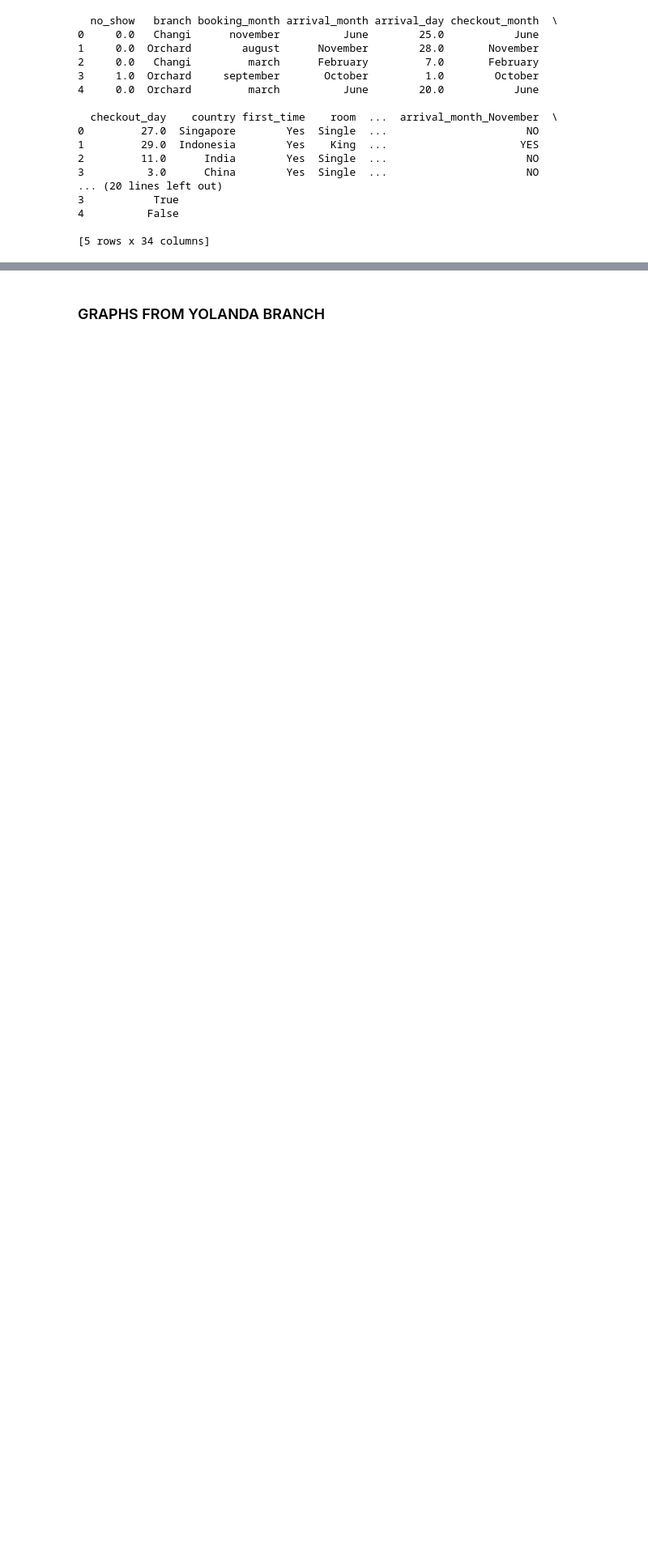
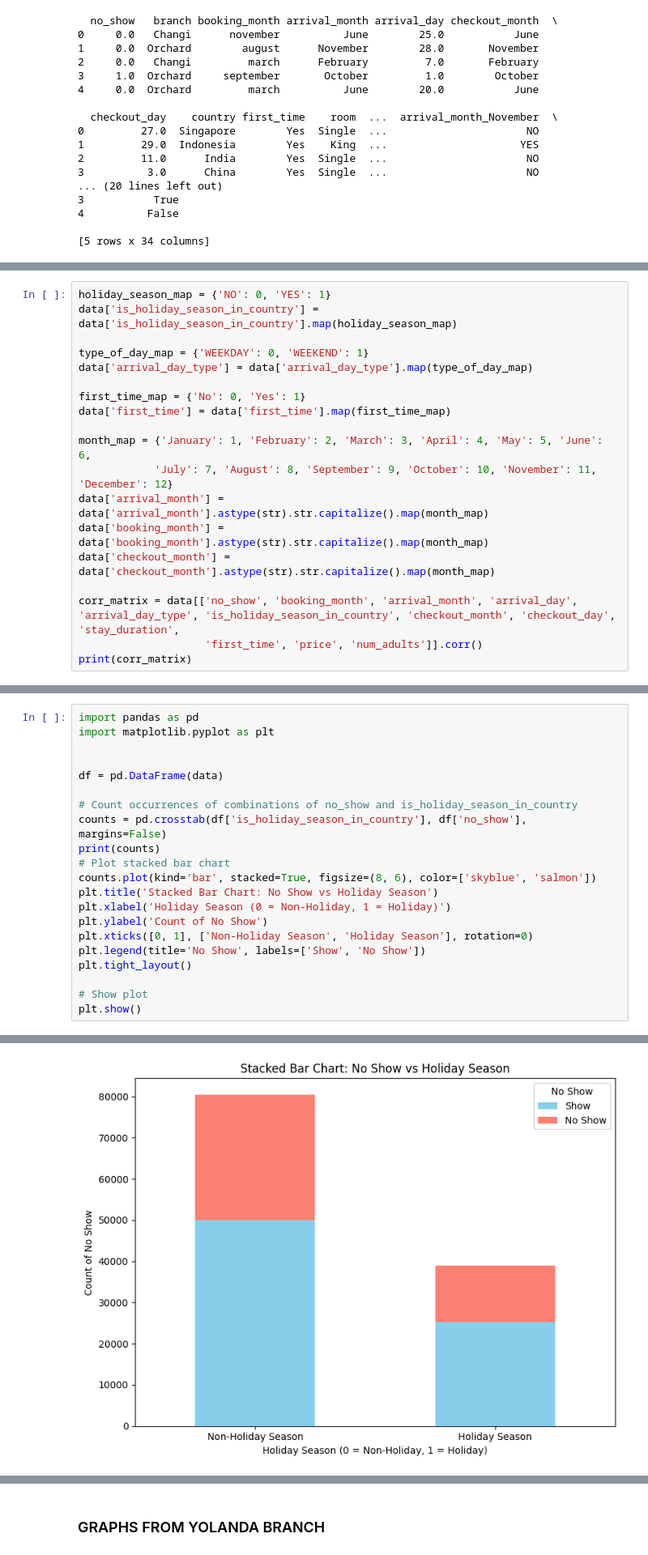
Before and after one commit to e-seet/inf2008ML, a Jupyter notebook: notebook-v2.ipynb, the cells around one changed output, grey strips where cells are left out. Shown at 81% size. Cells and saved outputs as stored; diff of their text form; blank space fills up the shorter version.

```diff
--- a/notebook-v2.ipynb
+++ b/notebook-v2.ipynb
@@ -1373,0 +1376,19 @@ print(data.head())
+# %%
+holiday_season_map = {'NO': 0, 'YES': 1}
+data['is_holiday_season_in_country'] = data['is_holiday_season_in_country'].map(holiday_season_map)
+
+type_of_day_map = {'WEEKDAY': 0, 'WEEKEND': 1}
+data['arrival_day_type'] = data['arrival_day_type'].map(type_of_day_map)
+
+first_time_map = {'No': 0, 'Yes': 1}
+data['first_time'] = data['first_time'].map(first_time_map)
+
+month_map = {'January': 1, 'February': 2, 'March': 3, 'April': 4, 'May': 5, 'June': 6,
+            'July': 7, 'August': 8, 'September': 9, 'October': 10, 'November': 11, 'December': 12}
+data['arrival_month'] = data['arrival_month'].astype(str).str.capitalize().map(month_map)
+data['booking_month'] = data['booking_month'].astype(str).str.capitalize().map(month_map)
+data['checkout_month'] = data['checkout_month'].astype(str).str.capitalize().map(month_map)
+
+corr_matrix = data[['no_show', 'booking_month', 'arrival_month', 'arrival_day', 'arrival_day_type', 'is_holiday_season_in_country', 'checkout_month', 'checkout_day', 'stay_duration',
+                    'first_time', 'price', 'num_adults']].corr()
+print(corr_matrix)
@@ -1373,0 +1437,22 @@ print(data.head())
+# %%
+import pandas as pd
+import matplotlib.pyplot as plt
+
+
+df = pd.DataFrame(data)
+
+# Count occurrences of combinations of no_show and is_holiday_season_in_country
+counts = pd.crosstab(df['is_holiday_season_in_country'], df['no_show'], margins=False)
+print(counts)
+# Plot stacked bar chart
+counts.plot(kind='bar', stacked=True, figsize=(8, 6), color=['skyblue', 'salmon'])
+plt.title('Stacked Bar Chart: No Show vs Holiday Season')
+plt.xlabel('Holiday Season (0 = Non-Holiday, 1 = Holiday)')
+plt.ylabel('Count of No Show')
+plt.xticks([0, 1], ['Non-Holiday Season', 'Holiday Season'], rotation=0)
+plt.legend(title='No Show', labels=['Show', 'No Show'])
+plt.tight_layout()
+
+# Show plot
+plt.show()
+# %% [output]
@@ -1373,0 +1463 @@ print(data.head())
+[figure, added]
```
Also changed, not shown: parts of 7 cells of this notebook.
